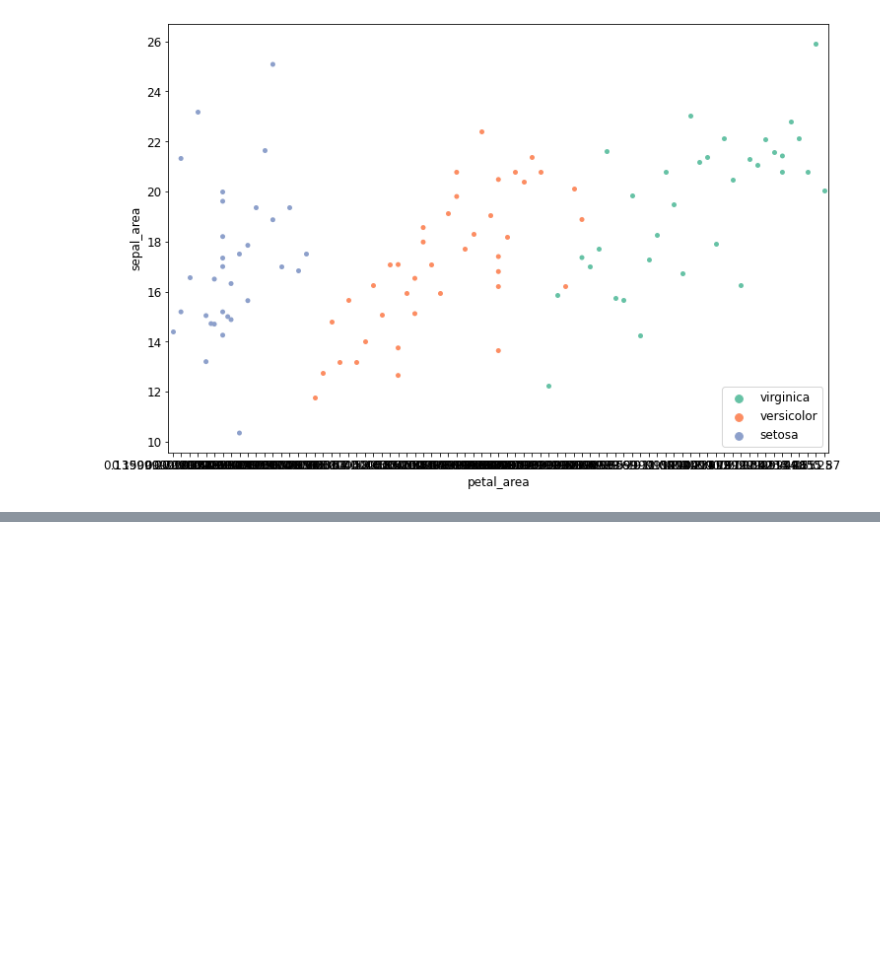
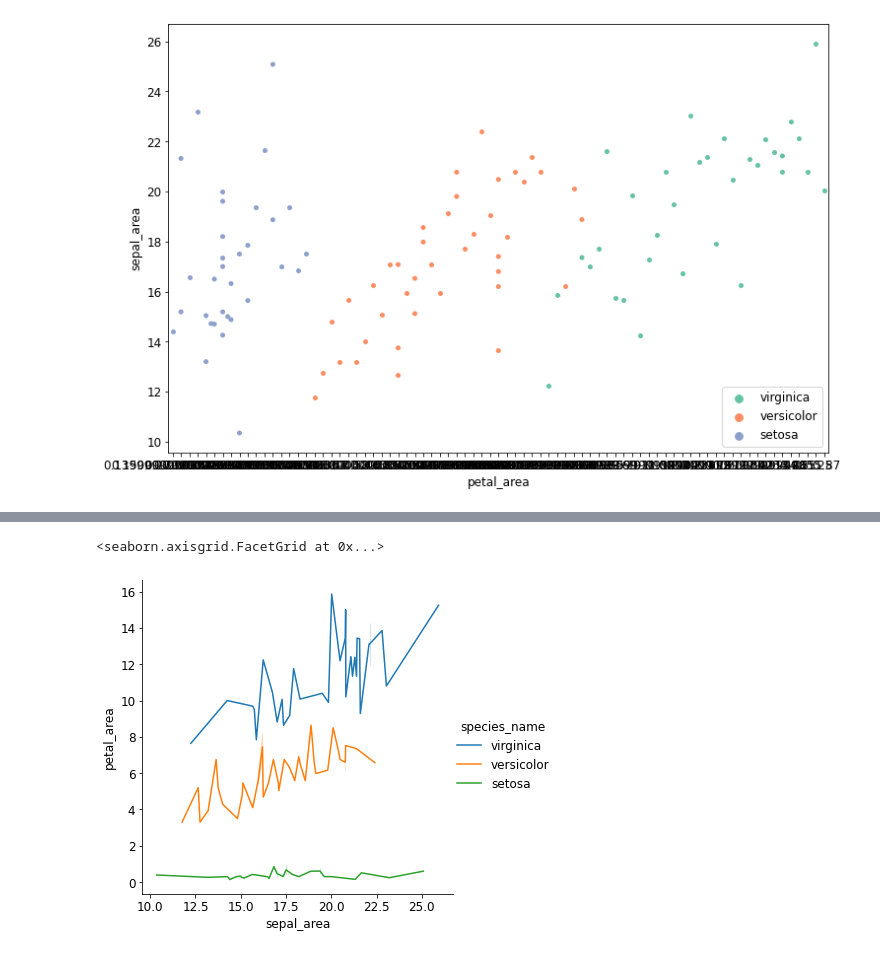
Before and after one commit to ljackson707/classification-exercises, a Jupyter notebook: classification_exercises3.ipynb, the cells around one changed output, grey strips where cells are left out. Cells and saved outputs as stored; diff of their text form; code cells hidden in the pictures; blank space fills up the shorter version.

```diff
--- a/classification_exercises3.ipynb
+++ b/classification_exercises3.ipynb
@@ -353,0 +413,5 @@ plt.show()
+# %%
+sns.relplot(data = train, x = 'sepal_area', y = 'petal_area', kind = 'line', hue = 'species_name')
+# %% [output]
+<seaborn.axisgrid.FacetGrid at 0x...>
+[figure, added]
```
Also changed, not shown: parts of 10 cells of this notebook.
